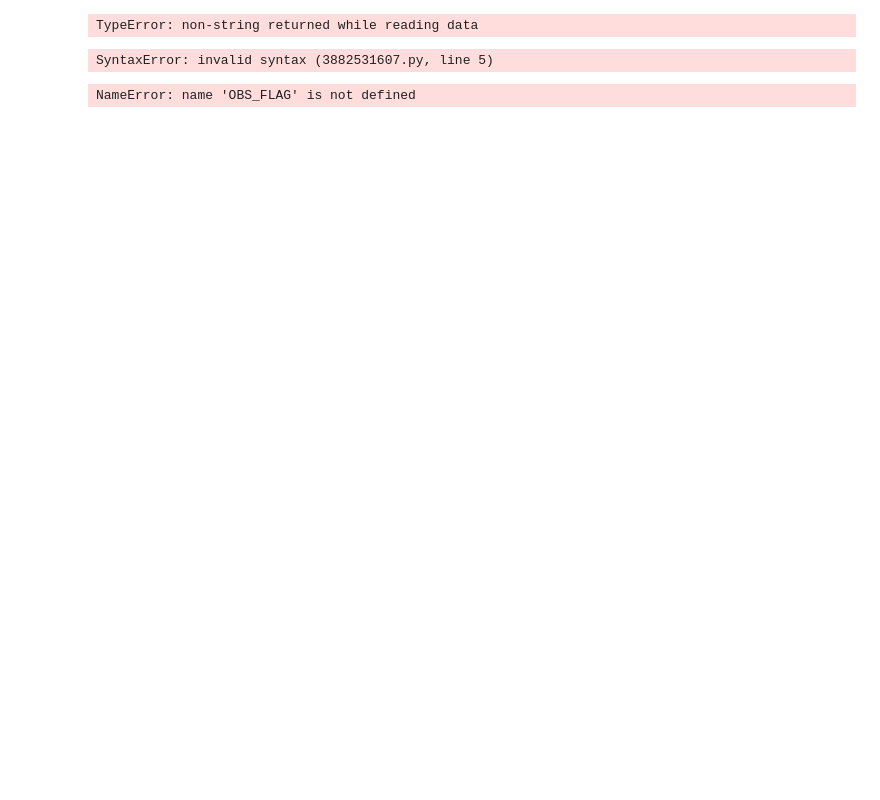
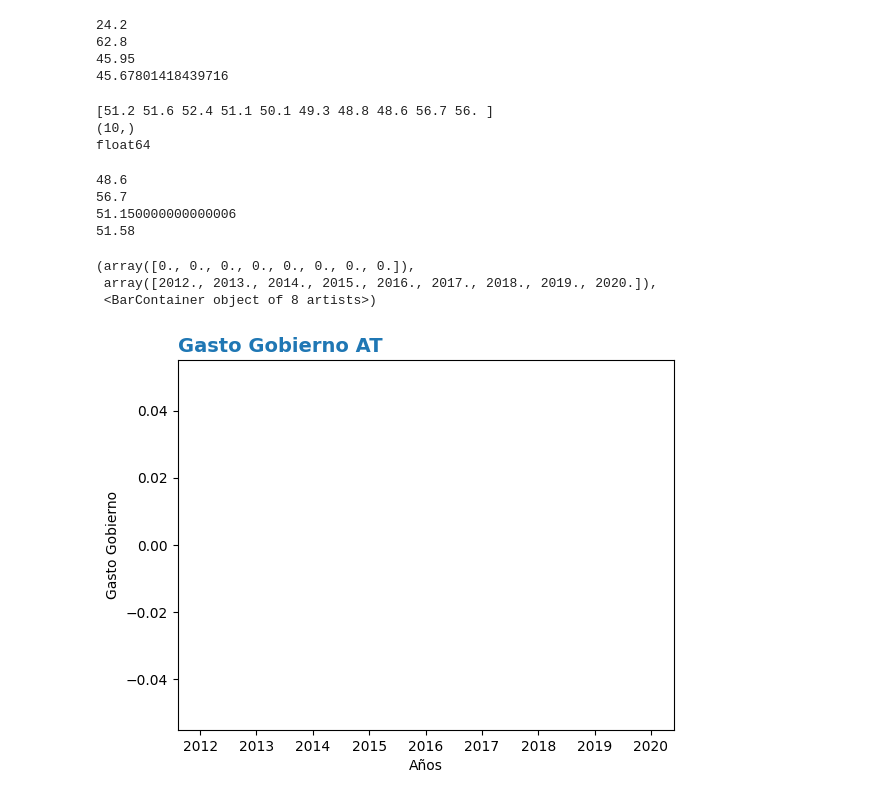
Before and after one commit to amboce/PART2_MADM, a Jupyter notebook: NotebookC.ipynb, the cells around one changed output. Saved outputs shown, nothing was run; the diff lists cells and outputs as text; code cells hidden in the pictures; blank space fills up the shorter version.

```diff
--- a/NotebookC.ipynb
+++ b/NotebookC.ipynb
@@ -70,33 +36,55 @@ ax.legend(loc='upper right')
-# %%
-#Hago otra preselección de datos
-Gasto_Gobierno = "data/Gasto_Gobierno.csv"
-raw_data = open(Gasto_Gobierno)
-dat_1 = np.arange(1,len(Gasto_Gobierno),10)
-data1 = np.loadtxt(dat_1, delimiter=";",dtype=str)
-data1 = [i.replace(".","")for i in data]
-data1 = np.asarray(data1)
-print(data1)
-print(data1.shape)
-# %% [output]
-TypeError: non-string returned while reading data
-# %%
-
-#seleccionar el año 2012 de todos los países
-#data1 = np.arange(1,len(data),10)
-
-data1 = data[-1]
-print(data1)
-#data2
-
-#Convertirlo a float
-#data3 = data2.astype(float)
-#data3
-# %% [output]
-SyntaxError: invalid syntax (3882531607.py, line 5)
 # %%
-#Calculo el país que tiene mínimo,máximo y médio gasto de gobierno
+#Calculo el país que tiene mínimo,máximo y médio gasto de gobierno teniendo en cuenta todo el periodo
 print(np.min(data))
 print(np.max(data))
 print(np.median(data))
+print(np.mean(data))
 # %% [output]
-NameError: name 'OBS_FLAG' is not defined
+24.2
+62.8
+45.95
+45.67801418439716
+# %%
+#Ahora selecciono solo los datos de un país.
+#Selecciono las primeras 10 filas por lo que tengo 10 años de un mismo país. En este caso es de AT.
+Gasto_Gobierno = "data/Gasto_Gobierno.csv"
+raw_data_1 = open(Gasto_Gobierno)
+#dat_1 = np.arange(1,len(Gasto_Gobierno),10)
+#data1 = np.loadtxt(dat_1, delimiter=";",dtype=str)
+data_1 = np.genfromtxt(raw_data_1, delimiter=",",usecols=(9),skip_header=1,filling_values=np.NAN,max_rows = 10)
+data_1 = np.asarray(data_1)
+
+#Que nos muestre los dastos y las dimensiones del dataset
+print(data_1)
+print(data_1.shape)
+print(data_1.dtype) #ya son float
+# %% [output]
+[51.2 51.6 52.4 51.1 50.1 49.3 48.8 48.6 56.7 56. ]
+(10,)
+float64
+# %%
+#Calculo el mínimo,máximo y gasto medio del gobierno del país AT
+print(np.min(data_1))
+print(np.max(data_1))
+print(np.median(data_1))
+media_AT = print(np.mean(data_1))
+# %% [output]
+48.6
+56.7
+51.150000000000006
+51.58
+# %%
+#PLOT
+fig, ax = plt.subplots()
+#título y nombres de los ejes
+ax.set_title("Gasto Gobierno AT",loc="left", fontdict = {'fontsize':14, 'fontweight':'bold', 'color':'tab:blue'})
+ax.set_xlabel('Años')
+ax.set_ylabel('Gasto Gobierno')
+
+#Histograma
+ax.hist(data_1, np.arange(2012,2021))
+# %% [output]
+(array([0., 0., 0., 0., 0., 0., 0., 0.]),
+ array([2012., 2013., 2014., 2015., 2016., 2017., 2018., 2019., 2020.]),
+ <BarContainer object of 8 artists>)
+[figure, added]
```
Also changed, not shown: parts of 3 cells of this notebook, 2 other files.
